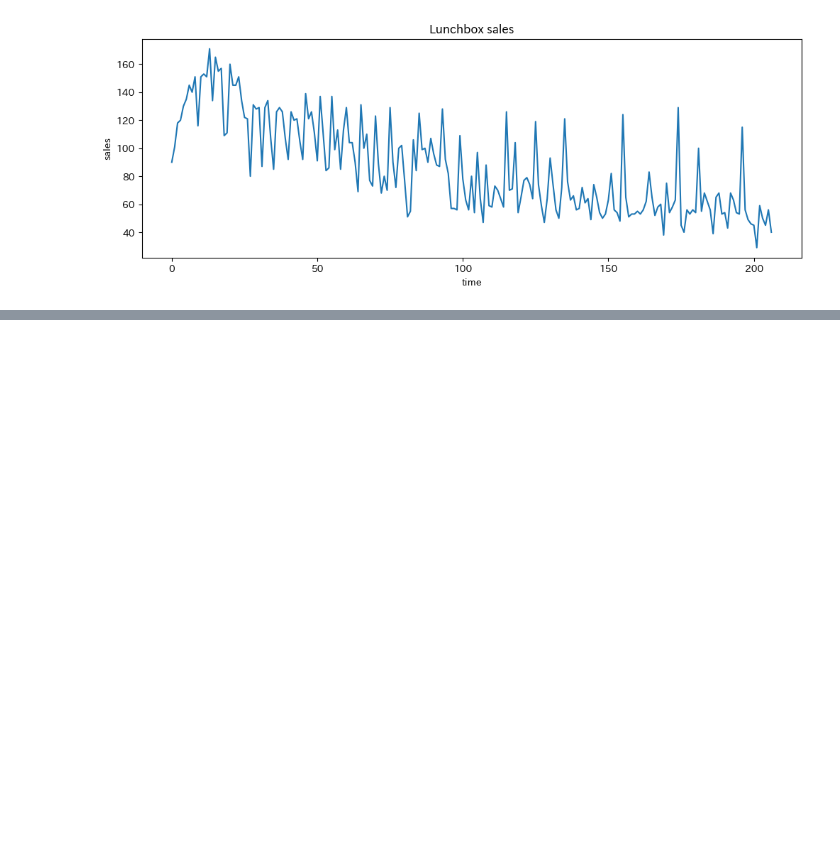
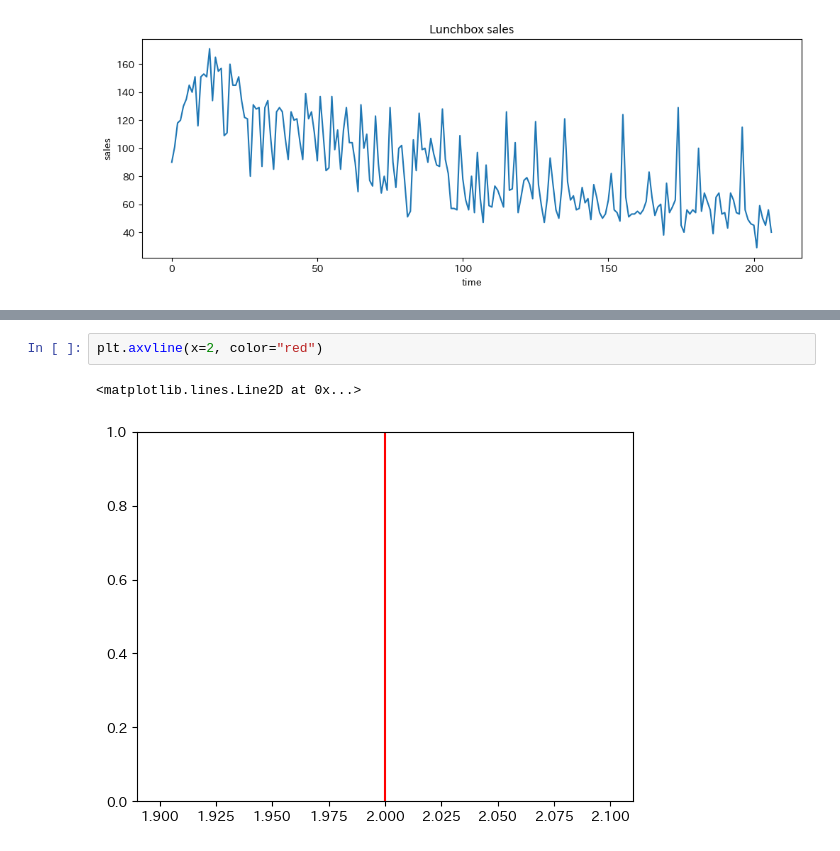
Before and after one commit to 02tYasui/data_science_practice, a Jupyter notebook: graph.ipynb, the cells around one changed output, grey strips where cells are left out. Cells and saved outputs as stored; diff of their text form; blank space fills up the shorter version.

```diff
--- a/graph.ipynb
+++ b/graph.ipynb
@@ -38,0 +49,5 @@ Text(0, 0.5, 'sales')
+# %%
+plt.axvline(x=2, color="red")
+# %% [output]
+<matplotlib.lines.Line2D at 0x...>
+[figure, added]
```
Also changed, not shown: parts of 9 cells of this notebook, 1 other file.
